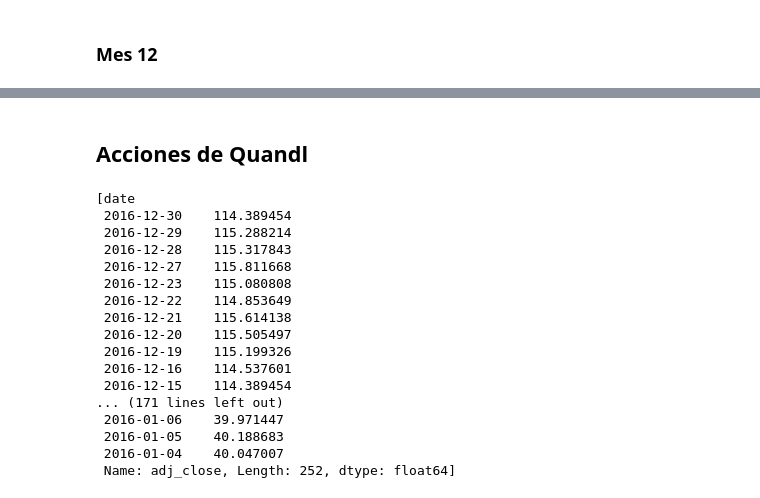
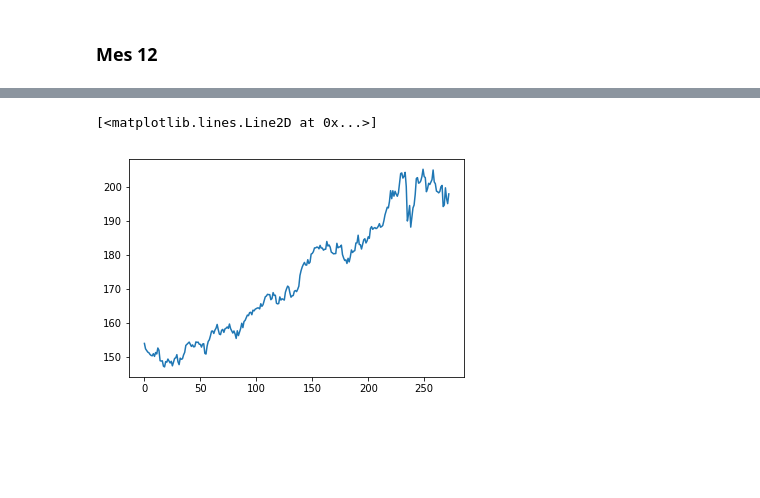
Before and after one commit to Dianachav/Trading_Lab1, a Jupyter notebook: Lab1_Python.ipynb, the cells around one changed output, grey strips where cells are left out. Drawn from its saved outputs; the diff is of its cells as text; code cells hidden in the pictures; blank space fills up the shorter version.

```diff
--- a/Lab1_Python.ipynb
+++ b/Lab1_Python.ipynb
@@ -12,6 +15,24 @@ import scipy.stats as stats
 # %%
 mes1 = pd.read_csv('https://raw.githubusercontent.com/Dianachav/Trading_Lab1/master/ITA_holdings-1.csv',
-                   skiprows=10, delim_whitespace=False, thousands=',')
+                   skiprows = [0,1,2,3,4,5,6,7,8,9], index_col = ['Ticker'], delim_whitespace=False, thousands=',')
 mes1=mes1.drop(columns = ['Name', 'Asset Class', "Market Value", 'Notional Value', 'Sector', 'SEDOL', 'ISIN', 'Exchange'])
-mes1=mes1.dropna(axis=0)
-mes1
+mes1=mes1.dropna(axis=0) #Elimina filas con NaN
+tick1 = list(mes1.index)
+
+
+weights = mes1['Weight (%)']
+p1 = mes1['Price']
+s1 = mes1['Shares']
+a1 = p1*weights*s1 # Valor en dinero de cada ticker
+
+v_etf1 = sum(a1) #Suma de los valores de las acciones
+#ETF1 =  v_etf1/17300000 #Valor del ETF1
+
+## Desviación estandar
+nav = pd.read_csv('https://raw.githubusercontent.com/Dianachav/Trading_Lab1/master/NAV.csv',
+                  delim_whitespace=False, thousands=',')
+nav1 = nav["NAV per Share"]
+desv1 = np.std(nav1)
+mean1 = np.mean(nav1)
+
+#mes1.head()
@@ -527,2 +309,0 @@ tabla
-# %% [markdown]
-## Acciones de Quandl
@@ -532,34 +310,21 @@ fechas = list(['2017-04-28','2017-05-31','2017-06-30','2017-07-31','2017-08-31',
+# %%
+o = []
+for item in reversed(nav1):
+    o.append(item)
+# %%
+plt.plot(o)
+# %% [output]
+[<matplotlib.lines.Line2D at 0x...>]
+[figure, added]
 # %%
-# Ejemplo quandl
-import quandl
+#Descargar datos Quandl
 
-quandl.ApiConfig.api_key = "My9ygJsz7yTDx_9jcneH"
-
-ticker = ['AAPL', 'MSFT','KO']
-date = { 'gte': '2016-01-01', 'lte': '2016-12-31' }
+ticker = tick1
+date = { 'gte': '2017-03-01', 'lte': '2018-03-01' }
 column = { 'columns': ['ticker', 'date', 'Adj_close']}
 
-data = quandl.get_table('WIKI/PRICES', qopts = column,ticker = ticker, date = date)# ticker = 'WIKI/AAPL' #'AAPL.US'
+data = quandl.get_table('WIKI/PRICES', qopts = column, ticker = ticker, date = date)# ticker = 'WIKI/AAPL' #'AAPL.US'
 data = data.set_index('date') # Poner los índices como las fechas
 
 # Seleccionar los ADJ_CLOSE de ticker
 data_n = [data.loc[data['ticker']== i,'adj_close'] for i in ticker]
-data_n
-# %% [output]
-[date
- 2016-12-30    114.389454
- 2016-12-29    115.288214
- 2016-12-28    115.317843
- 2016-12-27    115.811668
- 2016-12-23    115.080808
- 2016-12-22    114.853649
- 2016-12-21    115.614138
- 2016-12-20    115.505497
- 2016-12-19    115.199326
- 2016-12-16    114.537601
- 2016-12-15    114.389454
-... (171 lines left out)
- 2016-01-06    39.971447
- 2016-01-05    40.188683
- 2016-01-04    40.047007
- Name: adj_close, Length: 252, dtype: float64]
```
Also changed, not shown: parts of 29 cells of this notebook.
